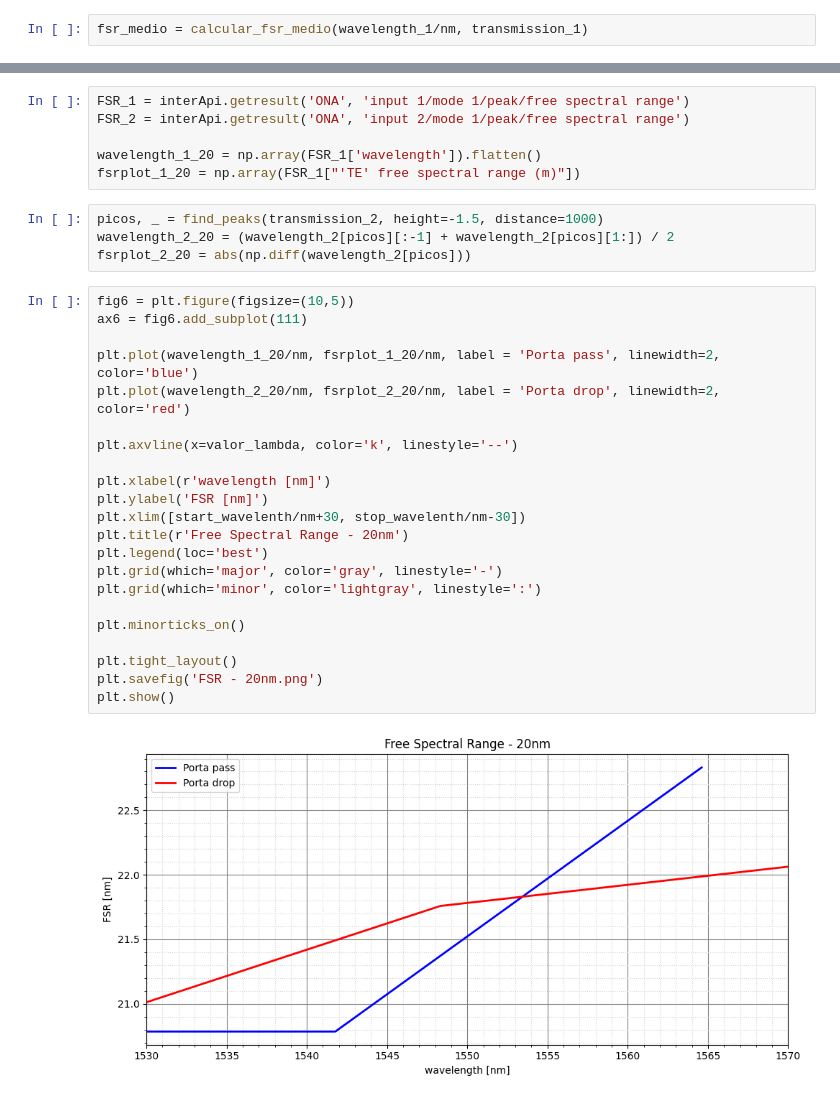
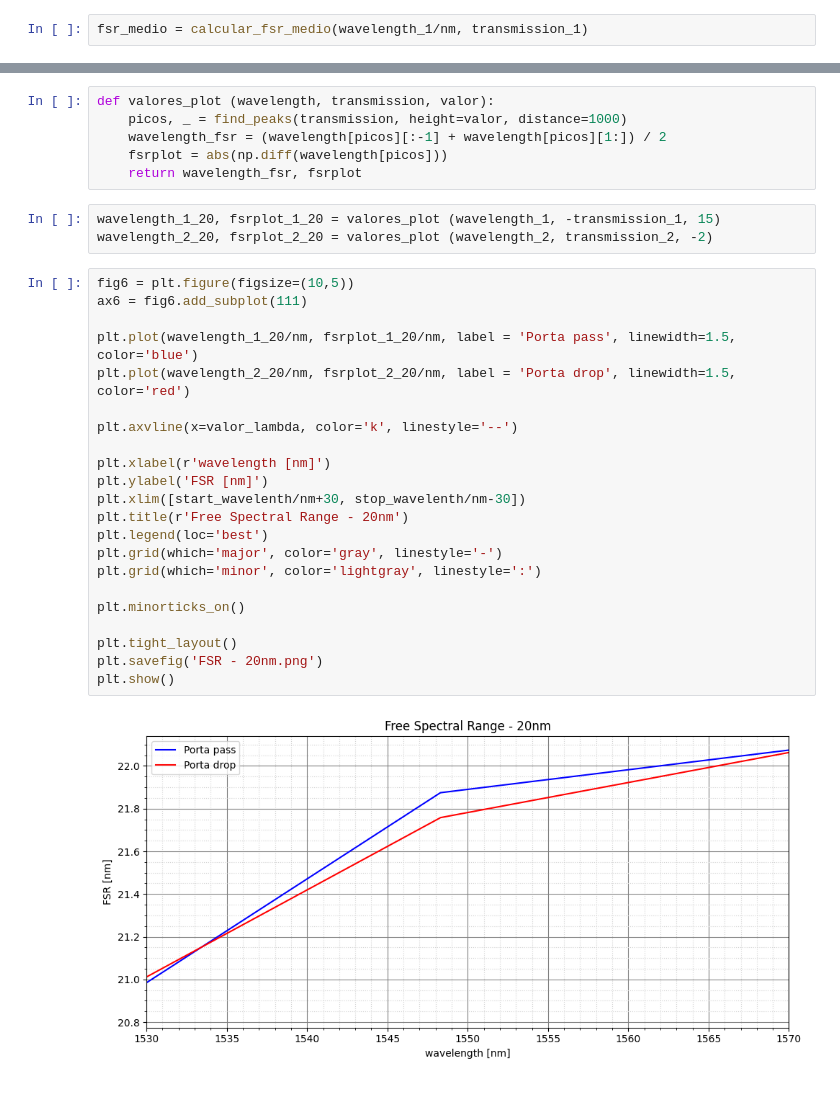
Before and after one commit to EdilbertoElias/Ring-Resonator, a Jupyter notebook: PDK/Ring_ressonator_PDK.ipynb, the cells around one changed output, grey strips where cells are left out. Drawn from its saved outputs; the diff is of its cells as text.

```diff
--- a/PDK/Ring_ressonator_PDK.ipynb
+++ b/PDK/Ring_ressonator_PDK.ipynb
@@ -1060,35 +1053,34 @@ plt.show()
-# %%
-FSR_1 = interApi.getresult('ONA', 'input 1/mode 1/peak/free spectral range')
-FSR_2 = interApi.getresult('ONA', 'input 2/mode 1/peak/free spectral range')
-
-wavelength_1_20 = np.array(FSR_1['wavelength']).flatten()
-fsrplot_1_20 = np.array(FSR_1["'TE' free spectral range (m)"])
 # %%
-picos, _ = find_peaks(transmission_2, height=-1.5, distance=1000)
-wavelength_2_20 = (wavelength_2[picos][:-1] + wavelength_2[picos][1:]) / 2
-fsrplot_2_20 = abs(np.diff(wavelength_2[picos]))
+def valores_plot (wavelength, transmission, valor):
+    picos, _ = find_peaks(transmission, height=valor, distance=1000)
+    wavelength_fsr = (wavelength[picos][:-1] + wavelength[picos][1:]) / 2
+    fsrplot = abs(np.diff(wavelength[picos]))
+    return wavelength_fsr, fsrplot
+# %%
+wavelength_1_20, fsrplot_1_20 = valores_plot (wavelength_1, -transmission_1, 15)
+wavelength_2_20, fsrplot_2_20 = valores_plot (wavelength_2, transmission_2, -2)
 # %%
 fig6 = plt.figure(figsize=(10,5))
 ax6 = fig6.add_subplot(111)
 
-plt.plot(wavelength_1_20/nm, fsrplot_1_20/nm, label = 'Porta pass', linewidth=2, color='blue')
-plt.plot(wavelength_2_20/nm, fsrplot_2_20/nm, label = 'Porta drop', linewidth=2, color='red')
+plt.plot(wavelength_1_20/nm, fsrplot_1_20/nm, label = 'Porta pass', linewidth=1.5, color='blue')
+plt.plot(wavelength_2_20/nm, fsrplot_2_20/nm, label = 'Porta drop', linewidth=1.5, color='red')
 
 plt.axvline(x=valor_lambda, color='k', linestyle='--')
 
 plt.xlabel(r'wavelength [nm]')
 plt.ylabel('FSR [nm]')
 plt.xlim([start_wavelenth/nm+30, stop_wavelenth/nm-30])
 plt.title(r'Free Spectral Range - 20nm')
 plt.legend(loc='best')
 plt.grid(which='major', color='gray', linestyle='-')
 plt.grid(which='minor', color='lightgray', linestyle=':')
 
 plt.minorticks_on()
 
 plt.tight_layout()
 plt.savefig('FSR - 20nm.png')
 plt.show()
 # %% [output]
-[figure, old version]
+[figure, new version]
 # %%
```
Also changed, not shown: parts of 12 cells of this notebook, 1 other file.
